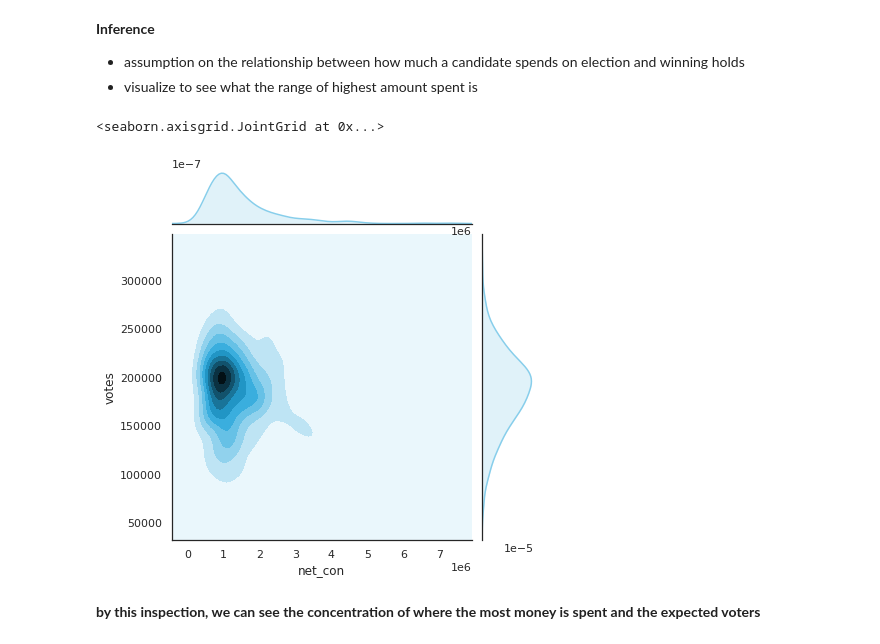
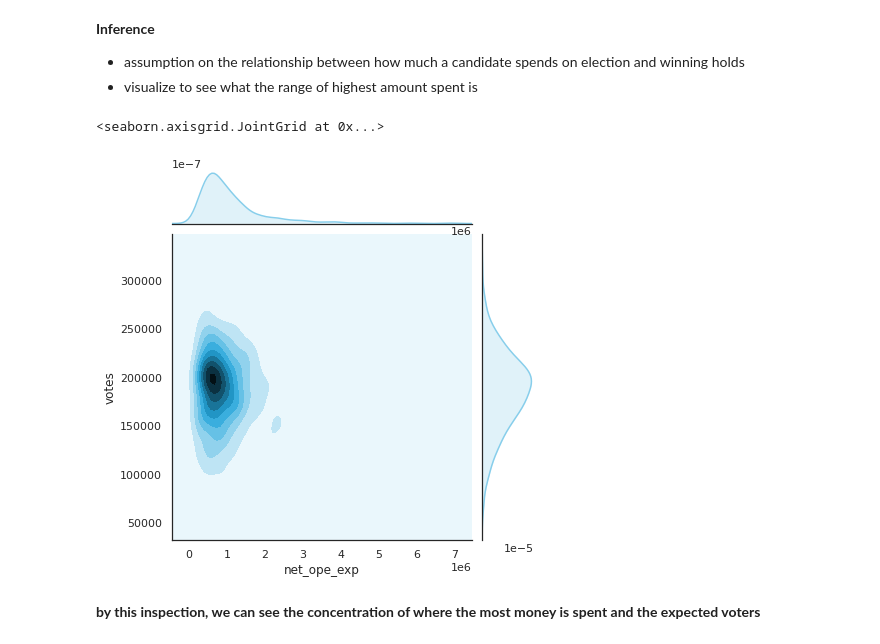
Before and after one commit to josephdickson11/campaign-finance-election-relationship, a Jupyter notebook: campaign-election-notebook.ipynb, the cells around one changed output. Saved outputs shown, nothing was run; the diff lists cells and outputs as text; code cells hidden in the pictures.

```diff
--- a/campaign-election-notebook.ipynb
+++ b/campaign-election-notebook.ipynb
@@ -250,10 +250,10 @@ ax = sns.barplot(x='can_id', y='net_con', hue = 'winner',data=al_comp)
 # %%
 sns.set(rc={'figure.figsize':(12,8)})
 sns.set(style="white", color_codes=True)
-sns.jointplot(x=H_df["net_con"], y=H_df["votes"], kind='kde', color="skyblue")
+sns.jointplot(x=H_df["net_ope_exp"], y=H_df["votes"], kind='kde', color="skyblue")
 # %% [output]
 <seaborn.axisgrid.JointGrid at 0x...>
-[figure, old version]
+[figure, new version]
 # %% [markdown]
 **by this inspection, we can see the concentration of where the most money is spent and the expected voters**
 # %% [markdown]
```
Also changed, not shown: parts of 23 cells of this notebook.
